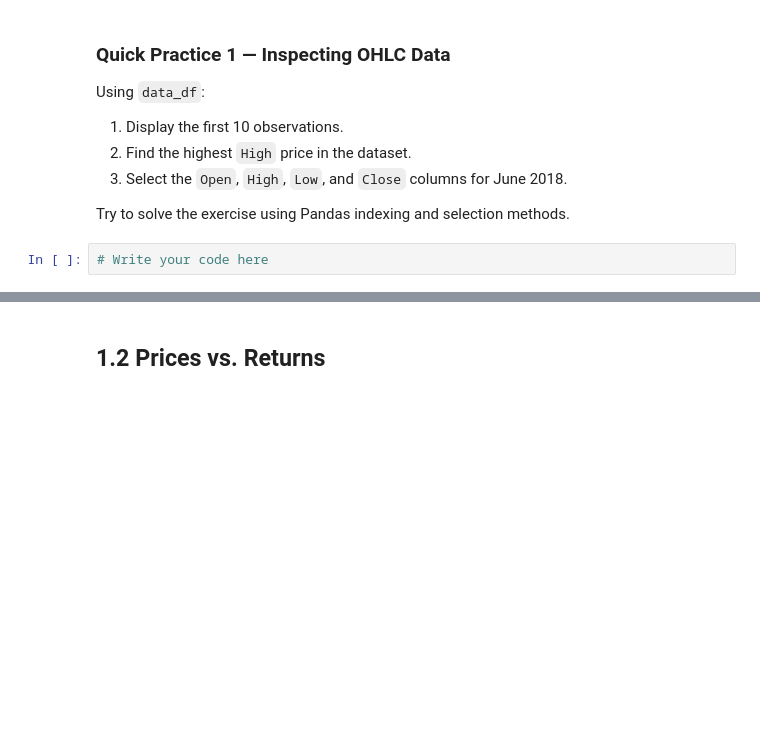
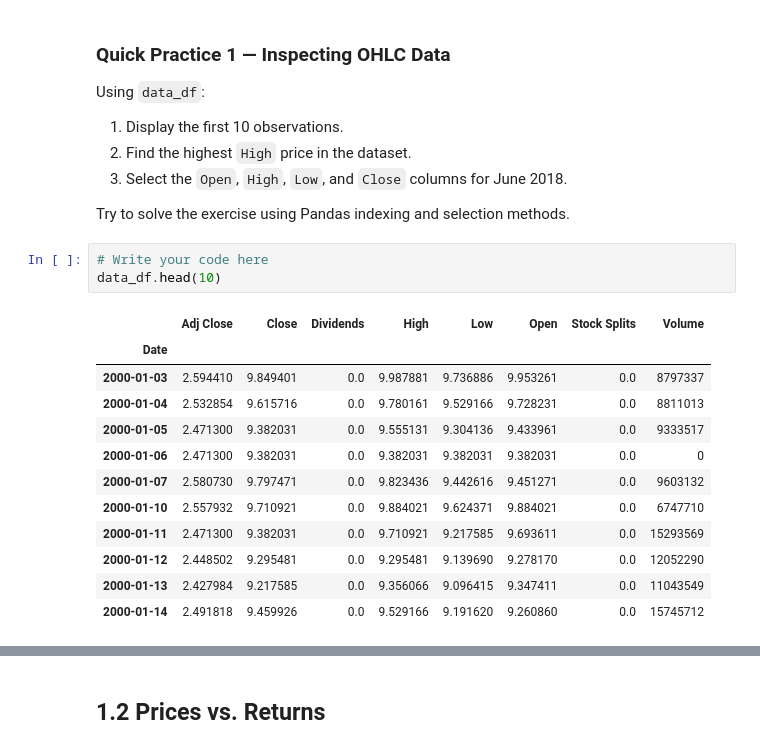
Before and after one commit to bynak06-cell/Finance-and-Technology, a Jupyter notebook: Tema_1_Activos_Intro/src/analisis-inicial-English.ipynb, the cells around one changed output, grey strips where cells are left out. Saved outputs shown, nothing was run; the diff lists cells and outputs as text; blank space fills up the shorter version.

```diff
--- a/Tema_1_Activos_Intro/src/analisis-inicial-English.ipynb
+++ b/Tema_1_Activos_Intro/src/analisis-inicial-English.ipynb
@@ -217,3 +212,17 @@ Using `data_df`:
 Try to solve the exercise using Pandas indexing and selection methods.
 # %%
 # Write your code here
+data_df.head(10)
+# %% [output]
+|  | Adj Close | Close | Dividends | High | Low | Open | Stock Splits | Volume |
+| Date |  |  |  |  |  |  |  |  |
+| 2000-01-03 | 2.594410 | 9.849401 | 0.0 | 9.987881 | 9.736886 | 9.953261 | 0.0 | 8797337 |
+| 2000-01-04 | 2.532854 | 9.615716 | 0.0 | 9.780161 | 9.529166 | 9.728231 | 0.0 | 8811013 |
+| 2000-01-05 | 2.471300 | 9.382031 | 0.0 | 9.555131 | 9.304136 | 9.433961 | 0.0 | 9333517 |
+| 2000-01-06 | 2.471300 | 9.382031 | 0.0 | 9.382031 | 9.382031 | 9.382031 | 0.0 | 0 |
+| 2000-01-07 | 2.580730 | 9.797471 | 0.0 | 9.823436 | 9.442616 | 9.451271 | 0.0 | 9603132 |
+| 2000-01-10 | 2.557932 | 9.710921 | 0.0 | 9.884021 | 9.624371 | 9.884021 | 0.0 | 6747710 |
+| 2000-01-11 | 2.471300 | 9.382031 | 0.0 | 9.710921 | 9.217585 | 9.693611 | 0.0 | 15293569 |
+| 2000-01-12 | 2.448502 | 9.295481 | 0.0 | 9.295481 | 9.139690 | 9.278170 | 0.0 | 12052290 |
+| 2000-01-13 | 2.427984 | 9.217585 | 0.0 | 9.356066 | 9.096415 | 9.347411 | 0.0 | 11043549 |
+| 2000-01-14 | 2.491818 | 9.459926 | 0.0 | 9.529166 | 9.191620 | 9.260860 | 0.0 | 15745712 |
```
Also changed, not shown: parts of 13 cells of this notebook.
